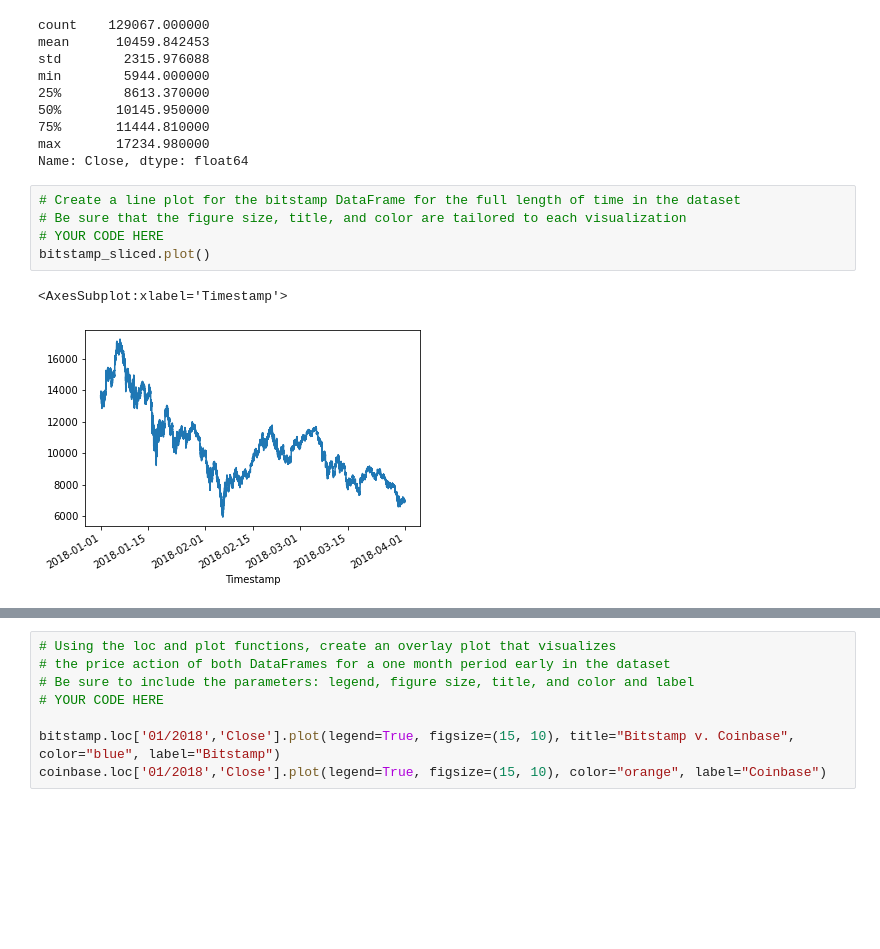
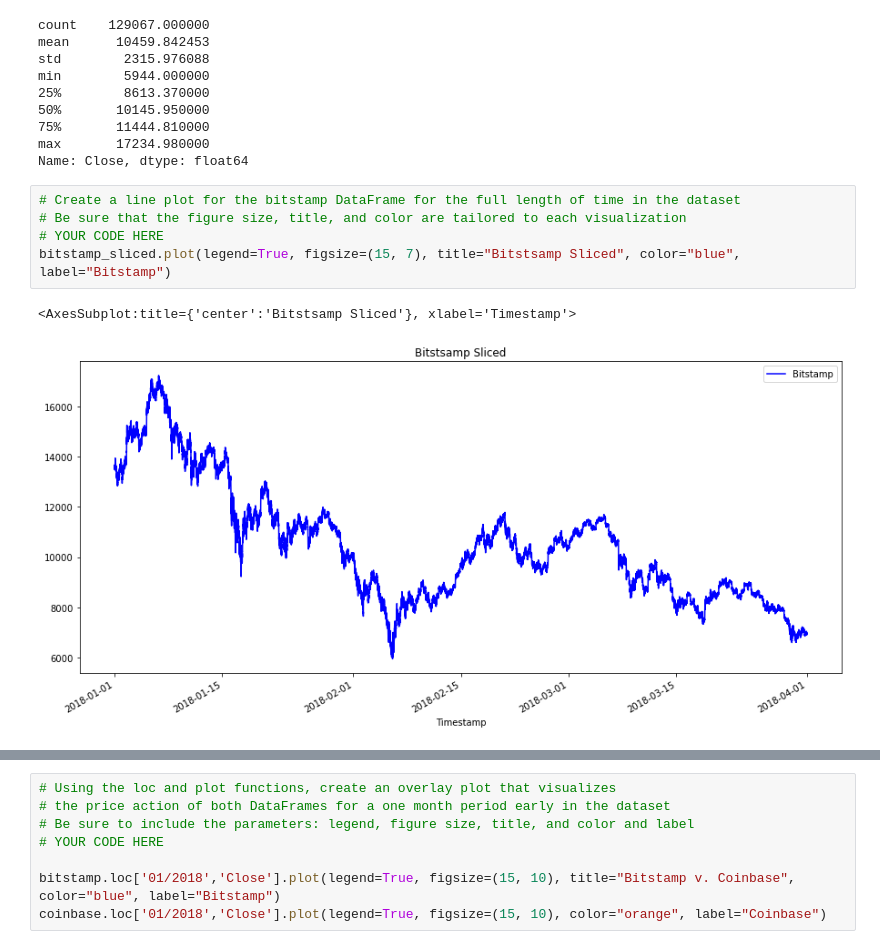
Before and after one commit to petepetersen423/Fintech-Workspace, a Jupyter notebook: M3/Challenge_coinbase_bitstamp/Starter_Code/crypto_arbitrage.ipynb, the cells around one changed output, grey strips where cells are left out. Cells and saved outputs as stored; diff of their text form; blank space fills up the shorter version.

```diff
--- a/M3/Challenge_coinbase_bitstamp/Starter_Code/crypto_arbitrage.ipynb
+++ b/M3/Challenge_coinbase_bitstamp/Starter_Code/crypto_arbitrage.ipynb
@@ -270,11 +277,11 @@ Name: Close, dtype: float64
 # %%
 # Create a line plot for the bitstamp DataFrame for the full length of time in the dataset
 # Be sure that the figure size, title, and color are tailored to each visualization
 # YOUR CODE HERE
-bitstamp_sliced.plot()
+bitstamp_sliced.plot(legend=True, figsize=(15, 7), title="Bitstsamp Sliced", color="blue", label="Bitstamp")
 # %% [output]
-<AxesSubplot:xlabel='Timestamp'>
+<AxesSubplot:title={'center':'Bitstsamp Sliced'}, xlabel='Timestamp'>
-[figure, old version]
+[figure, new version]
 # %%
 # Create a line plot for the coinbase DataFrame for the full length of time in the dataset
 # Be sure that the figure size, title, and color are tailored to each visualization
```
Also changed, not shown: parts of 45 cells of this notebook, 1 other file.
